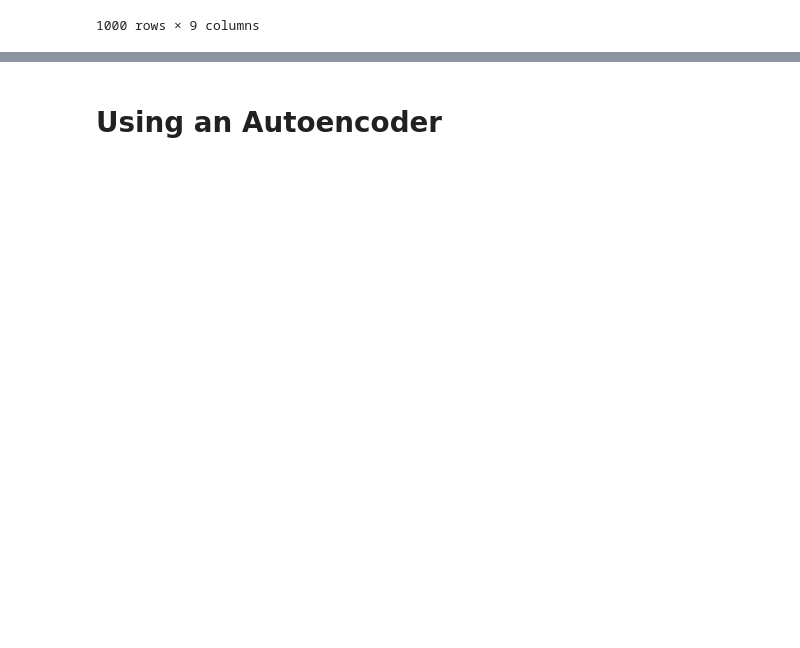
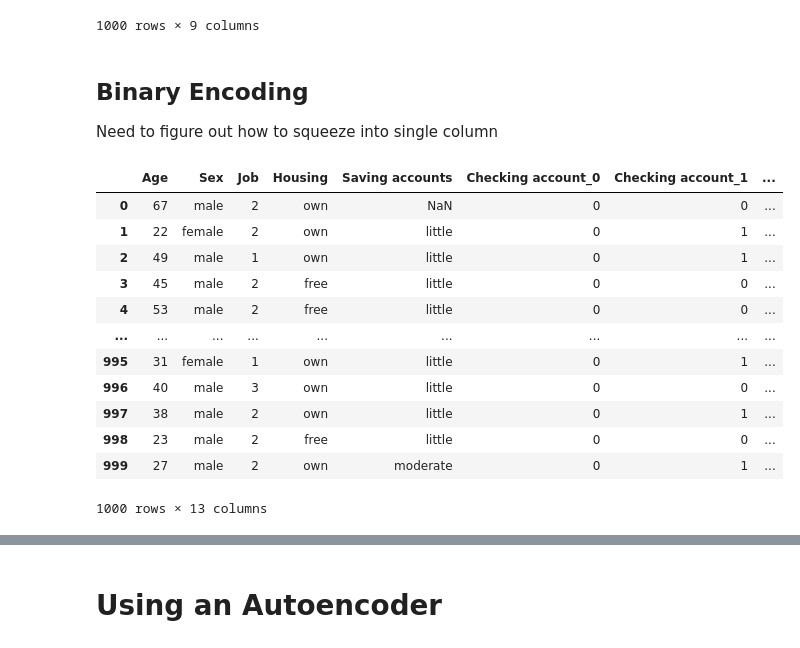
Before and after one commit to aadi350/Data-Science, a Jupyter notebook: machine-learning/categorical-encoding.ipynb, the cells around one changed output, grey strips where cells are left out. Drawn from its saved outputs; the diff is of its cells as text; code cells hidden in the pictures; blank space fills up the shorter version.

```diff
--- a/machine-learning/categorical-encoding.ipynb
+++ b/machine-learning/categorical-encoding.ipynb
@@ -228,3 +228,28 @@ we.fit_transform(data.drop('Risk', axis=1), data[['Risk']])
 | 998 | 23 | male | 2 | free | little | 0.814519 | 1845 | 45 | ... |
 | 999 | 27 | male | 2 | own | moderate | 0.401000 | 4576 | 45 | ... |
 1000 rows × 9 columns
+# %% [markdown]
+## Binary Encoding
+Need to figure out how to squeeze into single column
+# %%
+from category_encoders.binary import BinaryEncoder
+
+be =BinaryEncoder(cols=['Checking account'])
+be_trans = be.fit_transform(data)
+be_trans['Checking_account_BE'] = str(be_trans['Checking account_0']) + str(be_trans['Checking account_1'])
+
+be_trans
+# %% [output]
+|  | Age | Sex | Job | Housing | Saving accounts | Checking account_0 | Checking account_1 | ... |
+| 0 | 67 | male | 2 | own | NaN | 0 | 0 | ... |
+| 1 | 22 | female | 2 | own | little | 0 | 1 | ... |
+| 2 | 49 | male | 1 | own | little | 0 | 1 | ... |
+| 3 | 45 | male | 2 | free | little | 0 | 0 | ... |
+| 4 | 53 | male | 2 | free | little | 0 | 0 | ... |
+| ... | ... | ... | ... | ... | ... | ... | ... | ... |
+| 995 | 31 | female | 1 | own | little | 0 | 1 | ... |
+| 996 | 40 | male | 3 | own | little | 0 | 0 | ... |
+| 997 | 38 | male | 2 | own | little | 0 | 1 | ... |
+| 998 | 23 | male | 2 | free | little | 0 | 0 | ... |
+| 999 | 27 | male | 2 | own | moderate | 0 | 1 | ... |
+1000 rows × 13 columns
```
Also changed, not shown: parts of 8 cells of this notebook, 2 other files.
